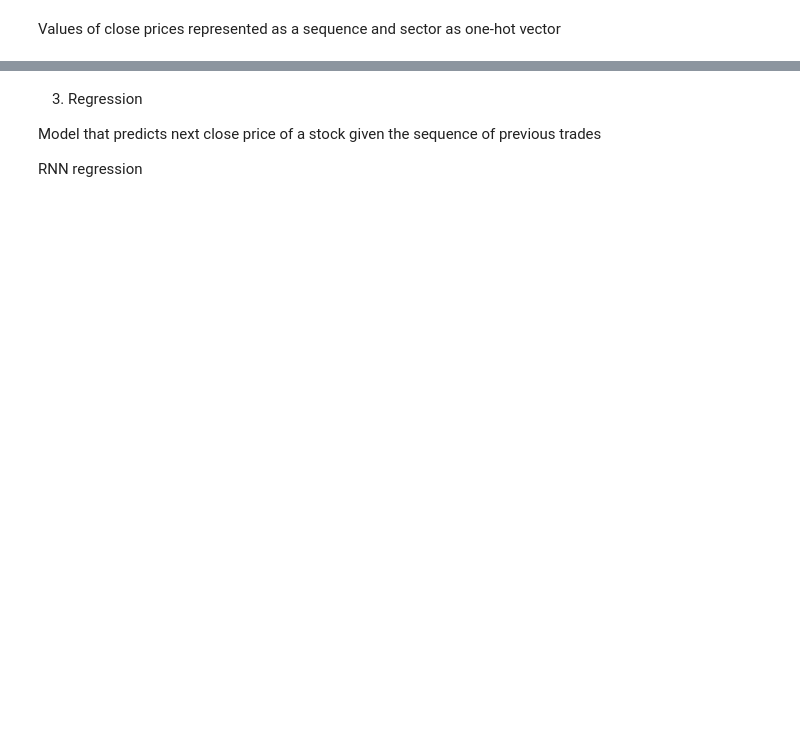
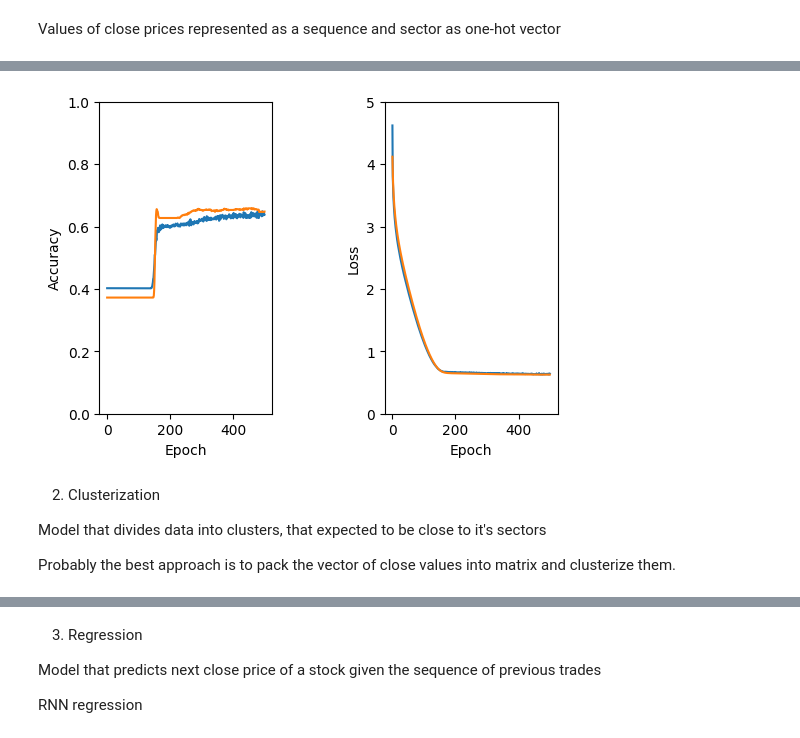
Before and after one commit to volodymyrkir/exploratory_data_analysis, a Jupyter notebook: tasks/task_2.ipynb, the cells around one changed output, grey strips where cells are left out. Cells and saved outputs as stored; diff of their text form; code cells hidden in the pictures; blank space fills up the shorter version.

```diff
--- a/tasks/task_2.ipynb
+++ b/tasks/task_2.ipynb
@@ -281,5 +274,5 @@ print('Test Accuracy:', test_acc)
 # %%
-def plot_history(history):
+def plot_classification_history(history):
     fig, ax = plt.subplots(1, 2)
     fig.tight_layout(pad=5.0)
 
@@ -297,7 +290,15 @@ def plot_history(history):
 
     plt.show()
 # %%
-plot_history(classification_history)
+plot_classification_history(classification_history)
+# %% [output]
+[figure, added]
+# %% [markdown]
+2. Clusterization
+
+Model that divides data into clusters, that expected to be close to it's sectors
+
+Probably the best approach is to pack the vector of close values into matrix and clusterize them.
 # %%
 AGG_FUNCS = {
     col : ['mean', 'std', 'median'] for col in columns
```
Also changed, not shown: parts of 30 cells of this notebook, 1 other file.
